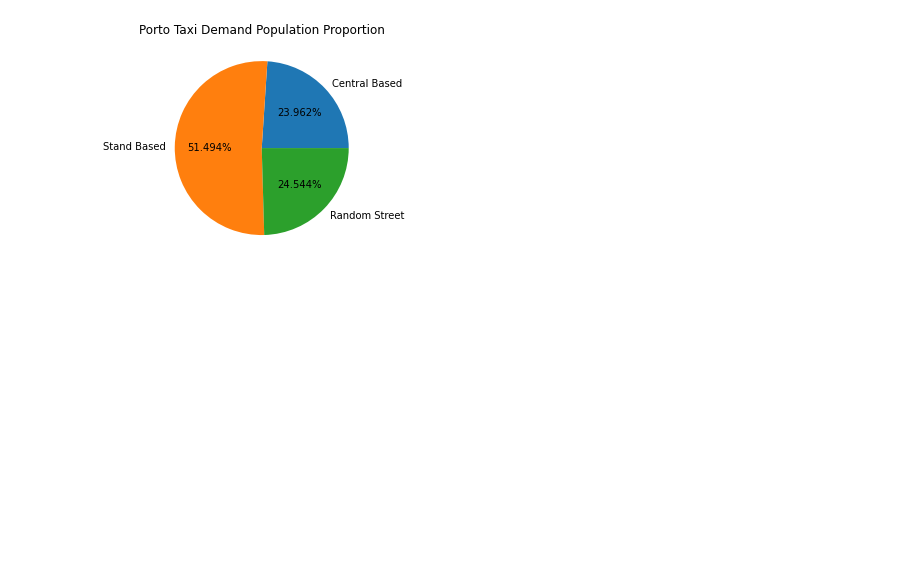
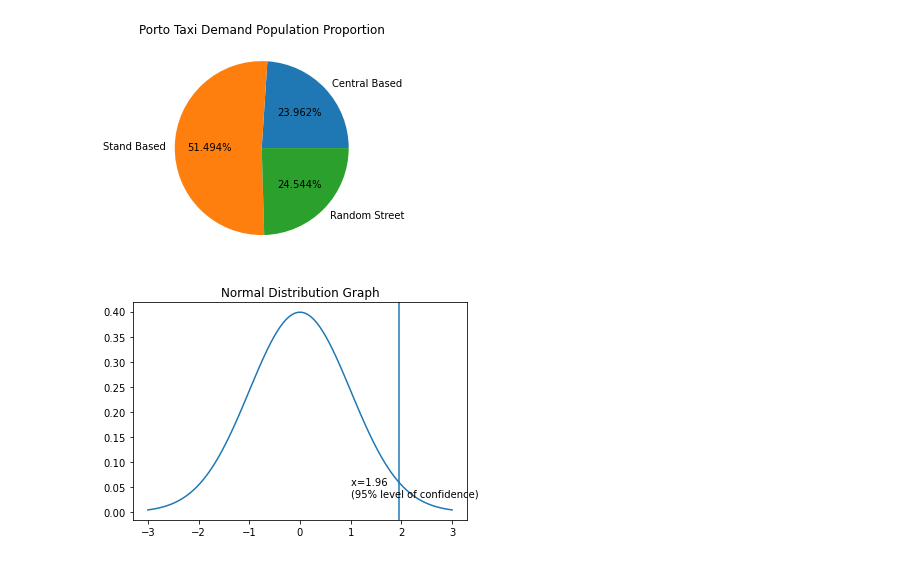
Before and after one commit to Sensodyne/IT_for_Smart_City_HW, a Jupyter notebook: hw3/hw3.ipynb, the cells around one changed output. Saved outputs shown, nothing was run; the diff lists cells and outputs as text; code cells hidden in the pictures; blank space fills up the shorter version.

```diff
--- a/hw3/hw3.ipynb
+++ b/hw3/hw3.ipynb
@@ -108,0 +112,13 @@ plt.show()
+# %%
+m = 0
+s = 1
+
+x = np.linspace(m-3*s, m+3*s, 100)
+y = sp.stats.norm.pdf(x, m, s)
+plt.plot(x, y)
+plt.title("Normal Distribution Graph")
+plt.axvline(x=1.96)
+plt.text(1.0, 0.03, 'x=1.96 \n(95% level of confidence)')
+plt.show()
+# %% [output]
+[figure, added]
```
Also changed, not shown: parts of 1 cell of this notebook, 1 other file.
